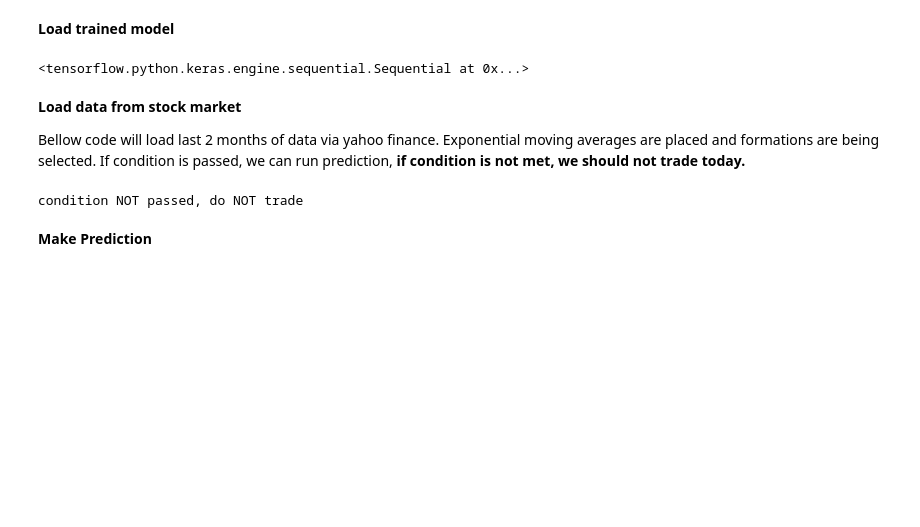
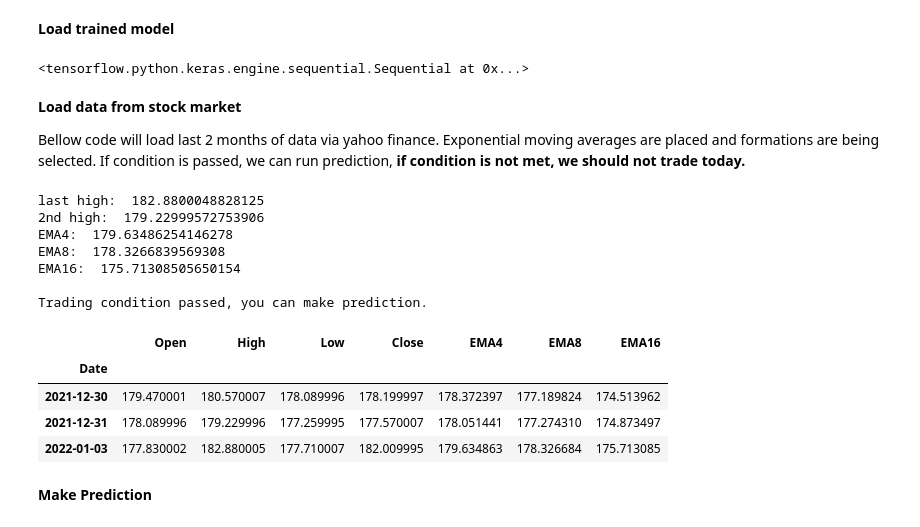
Before and after one commit to Philippe-cz/Stock-Price-Prediction-by-CNN-LSTM-DNN-model, a Jupyter notebook: 03_AAPL_S1_Model_Prediction.ipynb, the cells around one changed output. Cells and saved outputs as stored; diff of their text form; code cells hidden in the pictures; blank space fills up the shorter version.

```diff
--- a/03_AAPL_S1_Model_Prediction.ipynb
+++ b/03_AAPL_S1_Model_Prediction.ipynb
@@ -88,7 +88,7 @@ Bellow code will load last 2 months of data via yahoo finance. Exponential movin
 # %%
 stock = yf.download('aapl',
                       start='2021-10-27',
-                      end='2021-12-31',
+                      end='2022-01-04',
                       interval="1d",
                       progress=False,
 )
@@ -96,27 +96,45 @@ stock = yf.download('aapl',
 stock['EMA4'] = talib.EMA(stock['Close'], timeperiod=4)
 stock['EMA8'] = talib.EMA(stock['Close'], timeperiod=8)
 stock['EMA16'] = talib.EMA(stock['Close'], timeperiod=16)
+
+#Drop colls that are not needed
 stock = stock.drop(labels=['Adj Close','Volume'],axis=1)
-
 
 #Get final dataframe
 trading_formation = stock.iloc[len(stock)-3:]
-trading_formation = trading_formation.reset_index()
 
-#print("Data loaded in dataframe trading_formation")
+print("\nlast high: ",trading_formation.iloc[2,1])
+print("2nd high: ",trading_formation.iloc[2-1,1])
+print("EMA4: ",trading_formation.iloc[2,4])
+print("EMA8: ",trading_formation.iloc[2,5])
+print("EMA16: ",trading_formation.iloc[2,6])
 
 #Check condition
-if ((trading_formation.iloc[2,1]>trading_formation.iloc[2-1,1])\
-    and (trading_formation.iloc[2,1] > trading_formation.iloc[2,4])\
-    and (trading_formation.iloc[2,4] > trading_formation.iloc[2,5])\
-    and (trading_formation.iloc[2,5] > trading_formation.iloc[2,6])):
-    print("Trading condition passed, you can make prediction")
+if ((trading_formation.iloc[2,1]>trading_formation.iloc[2-1,1]) #Last high is higher than previous high
+    and (trading_formation.iloc[2,1] > trading_formation.iloc[2,4]) # last high is higher than ema4
+    and (trading_formation.iloc[2,4] > trading_formation.iloc[2,5]) #ema4 is higher than ema8
+    and (trading_formation.iloc[2,5] > trading_formation.iloc[2,6])): #ema8 is higher than ema16
 
+        print("\nTrading condition passed, you can make prediction.")
 
 else:
     print("condition NOT passed, do NOT trade")
 # %% [output]
-condition NOT passed, do NOT trade
+last high:  182.8800048828125
+2nd high:  179.22999572753906
+EMA4:  179.63486254146278
+EMA8:  178.3266839569308
+EMA16:  175.71308505650154
+
+Trading condition passed, you can make prediction.
+# %%
+trading_formation
+# %% [output]
+|  | Open | High | Low | Close | EMA4 | EMA8 | EMA16 |
+| Date |  |  |  |  |  |  |  |
+| 2021-12-30 | 179.470001 | 180.570007 | 178.089996 | 178.199997 | 178.372397 | 177.189824 | 174.513962 |
+| 2021-12-31 | 178.089996 | 179.229996 | 177.259995 | 177.570007 | 178.051441 | 177.274310 | 174.873497 |
+| 2022-01-03 | 177.830002 | 182.880005 | 177.710007 | 182.009995 | 179.634863 | 178.326684 | 175.713085 |
 # %% [markdown]
 <b>Make Prediction</b>
 # %%
```
Also changed, not shown: parts of 2 cells of this notebook, 2 other files.
